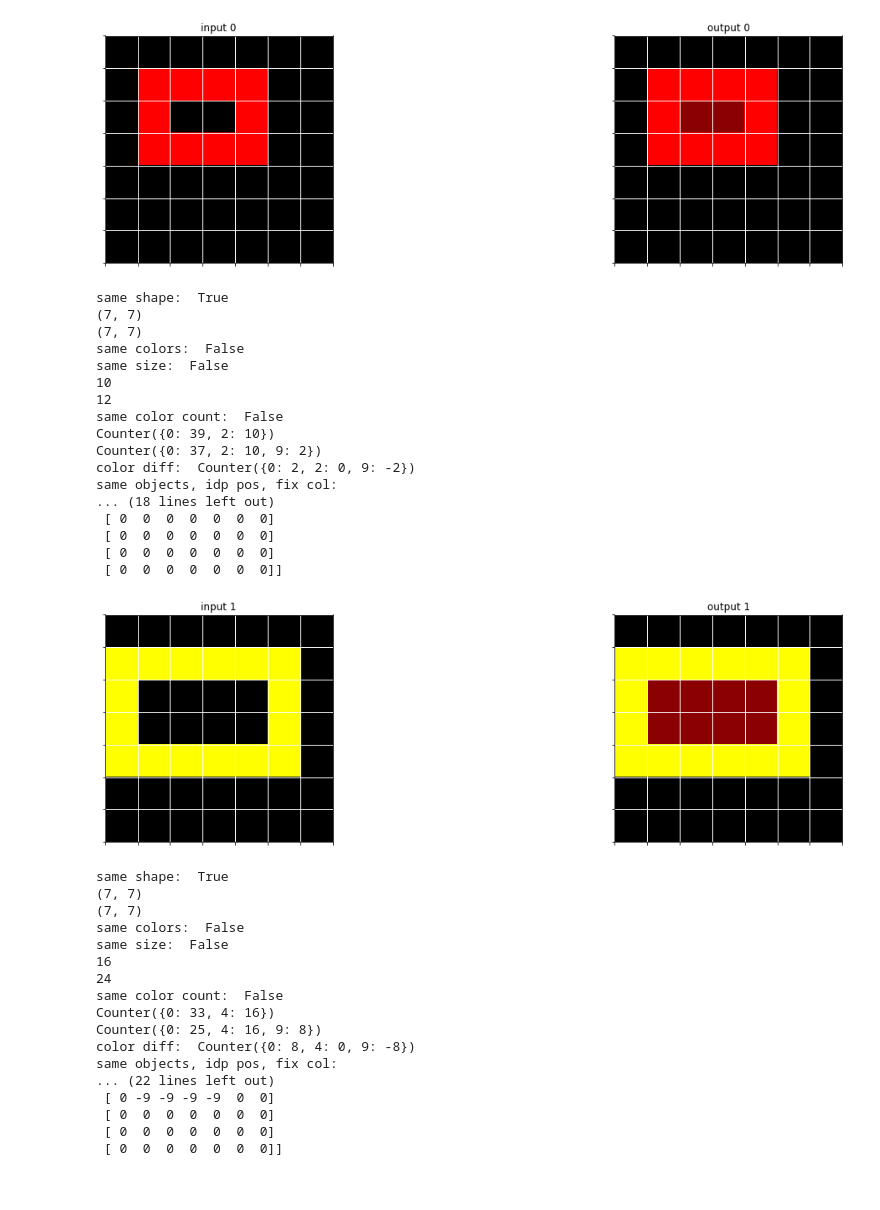
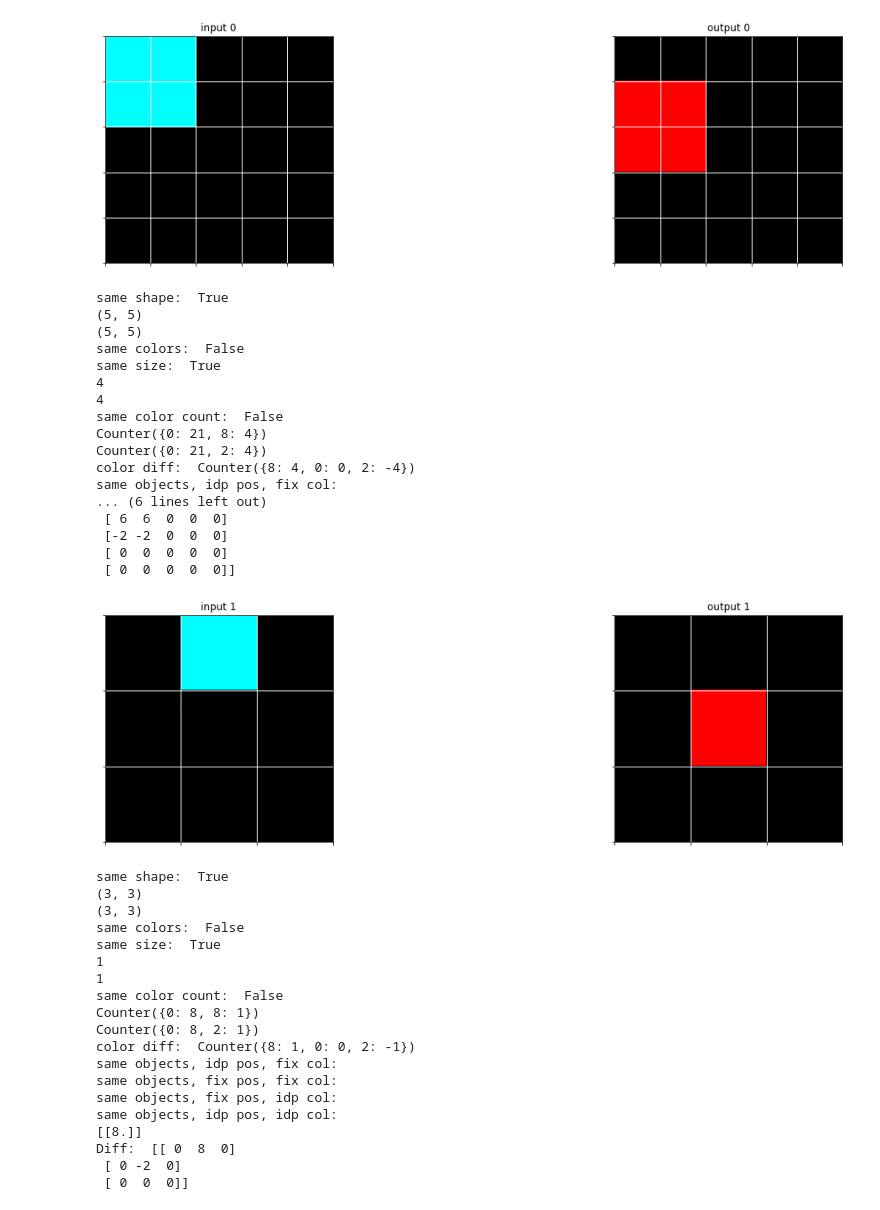
Before and after one commit to Yingrjimsch/arcc_hitchhikers, a Jupyter notebook: correlation_testing.ipynb, the cells around one changed output. Saved outputs shown, nothing was run; the diff lists cells and outputs as text; code cells hidden in the pictures.

```diff
--- a/correlation_testing.ipynb
+++ b/correlation_testing.ipynb
@@ -6,7 +6,7 @@ import helper
 import correlation_functions as cf
 import preprocessing as pp
 
-TRAINING_DATA_FOLDER_NAME = 'arcdata/easyTraining'
+TRAINING_DATA_FOLDER_NAME = 'arcdata/training'
 fileNames = os.listdir(TRAINING_DATA_FOLDER_NAME)
 fileNames = list(filter(lambda x: 'label' not in x, fileNames))
 jsonList = []
@@ -18,9 +37,9 @@ check correlation of specific json
 # %%
 from preprocessing import Grid
 
-trainDatas = jsonList[11]['train']
+trainDatas = jsonList[260]['train']
 
-to_preprocess = np.array([[np.array(trainData['input']),np.array(trainData['output'])] for i, trainData in enumerate(trainDatas)])
+to_preprocess = np.array([[np.array(trainData['input']),np.array(trainData['output'])] for i, trainData in enumerate(trainDatas)], dtype=object)
 preprocessed = pp.preprocess(to_preprocess)
 correlations = cf.correlate(preprocessed)
 
@@ -31,62 +50,64 @@ for i, trainData in enumerate(trainDatas):
     outputGrid = Grid(np.array(trainDatas[i]['output']))
     print("same shape: ", correlations[i].sameShape)
     print(inputGrid.shape)
     print(outputGrid.shape)
     print("same colors: ", correlations[i].sameColors)
     print("same size: ", correlations[i].sameSize)
     print(inputGrid.size)
     print(outputGrid.size)
     print("same color count: ", correlations[i].sameColorCount)
     print(correlations[i].color_count( inputGrid ))
     print(correlations[i].color_count( outputGrid))
     print("color diff: ", correlations[i].colorDiff)
     print("same objects, idp pos, fix col: ")
     for j, sameObject in enumerate(correlations[i].sameObjectsIdpPosFixCol):
         print(sameObject.raw)
     print("same objects, fix pos, fix col: ")
     for j, sameObject in enumerate(correlations[i].sameObjectsFixPosFixCol):
         print(sameObject.raw)
     print("same objects, fix pos, idp col: ")
     for j, sameObject in enumerate(correlations[i].sameObjectsFixPosIdpCol):
         print(sameObject.raw)
     print("same objects, idp pos, idp col: ")
     for j, sameObject in enumerate(correlations[i].sameObjectsIdpPosIdpCol):
         print(sameObject.raw)
     print("Diff: ", correlations[i].diff)
 # %% [output]
-[figure, old version]
+[figure, new version]
 same shape:  True
-(7, 7)
-(7, 7)
+(5, 5)
+(5, 5)
 same colors:  False
-same size:  False
-10
-12
+same size:  True
+4
+4
 same color count:  False
-Counter({0: 39, 2: 10})
-Counter({0: 37, 2: 10, 9: 2})
-color diff:  Counter({0: 2, 2: 0, 9: -2})
+Counter({0: 21, 8: 4})
+Counter({0: 21, 2: 4})
+color diff:  Counter({8: 4, 0: 0, 2: -4})
 same objects, idp pos, fix col:
-... (18 lines left out)
- [ 0  0  0  0  0  0  0]
- [ 0  0  0  0  0  0  0]
- [ 0  0  0  0  0  0  0]
- [ 0  0  0  0  0  0  0]]
+... (6 lines left out)
+ [ 6  6  0  0  0]
+ [-2 -2  0  0  0]
+ [ 0  0  0  0  0]
+ [ 0  0  0  0  0]]
-[figure, old version]
+[figure, new version]
 same shape:  True
-(7, 7)
-(7, 7)
+(3, 3)
+(3, 3)
 same colors:  False
-same size:  False
-16
-24
+same size:  True
+1
+1
 same color count:  False
-Counter({0: 33, 4: 16})
-Counter({0: 25, 4: 16, 9: 8})
-color diff:  Counter({0: 8, 4: 0, 9: -8})
+Counter({0: 8, 8: 1})
+Counter({0: 8, 2: 1})
+color diff:  Counter({8: 1, 0: 0, 2: -1})
 same objects, idp pos, fix col:
-... (22 lines left out)
- [ 0 -9 -9 -9 -9  0  0]
- [ 0  0  0  0  0  0  0]
- [ 0  0  0  0  0  0  0]
- [ 0  0  0  0  0  0  0]]
+same objects, fix pos, fix col:
+same objects, fix pos, idp col:
+same objects, idp pos, idp col:
+[[8.]]
+Diff:  [[ 0  8  0]
+ [ 0 -2  0]
+ [ 0  0  0]]
```
Also changed, not shown: parts of 5 cells of this notebook, 1 other file.
